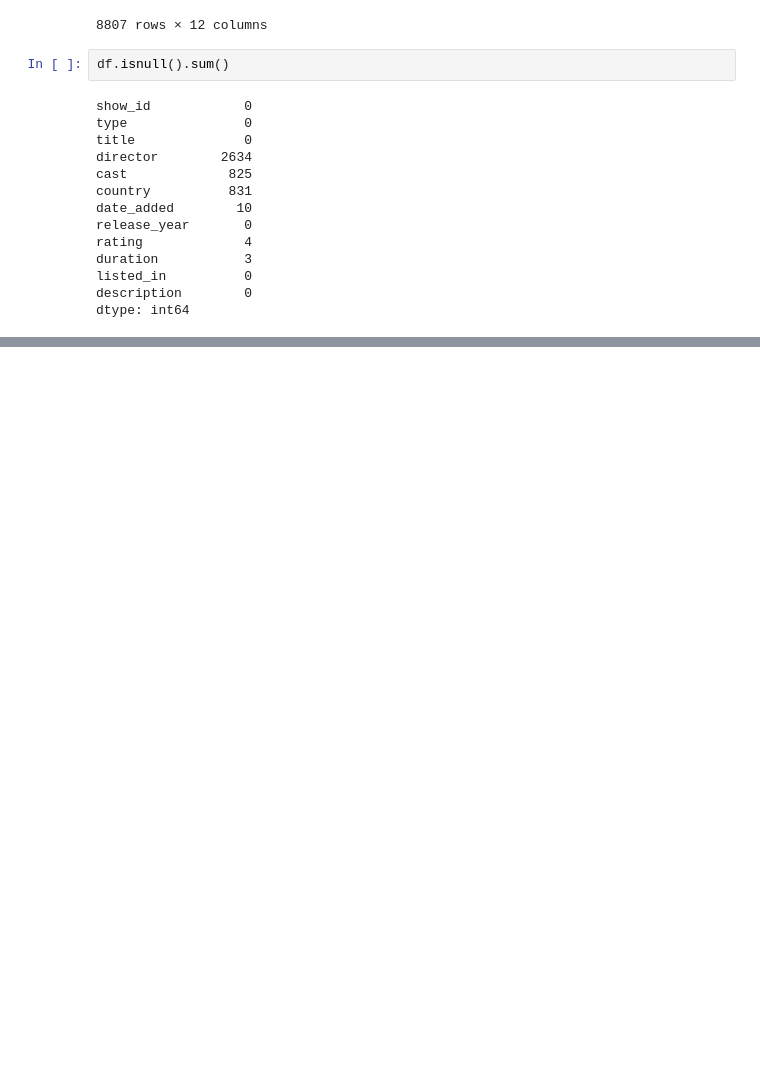
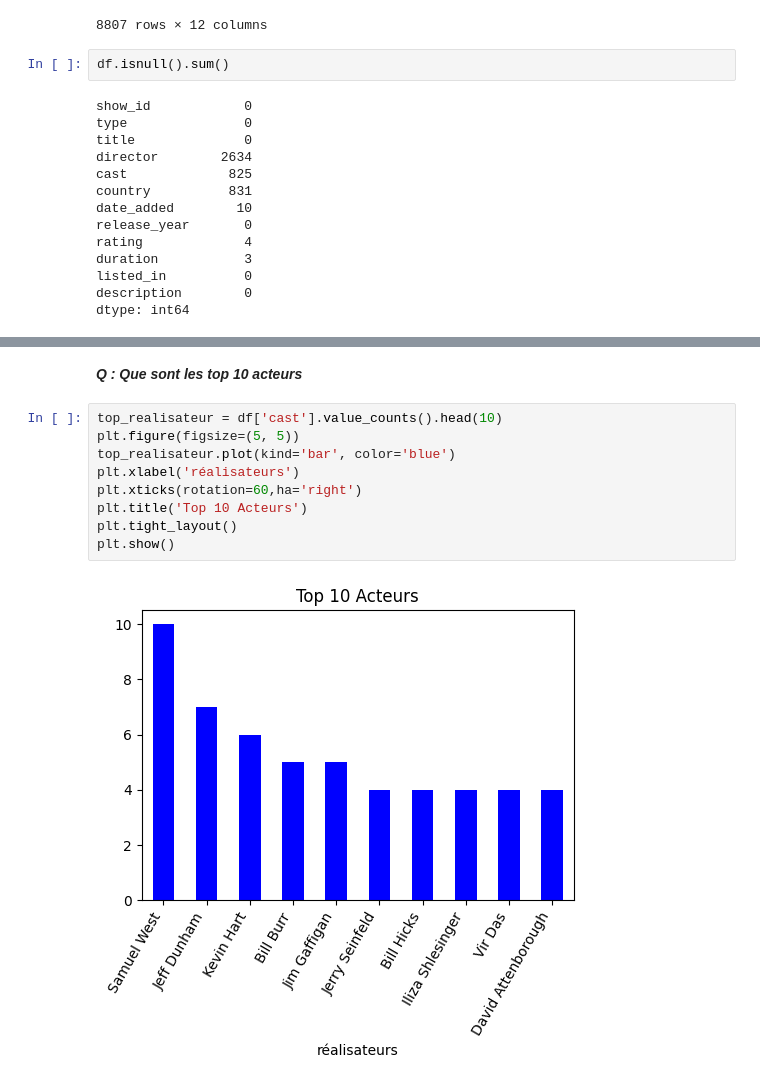
Before and after one commit to NamousNassim/Project_ADD, a Jupyter notebook: G2_08.ipynb, the cells around one changed output, grey strips where cells are left out. Saved outputs shown, nothing was run; the diff lists cells and outputs as text; blank space fills up the shorter version.

```diff
--- a/G2_08.ipynb
+++ b/G2_08.ipynb
@@ -142,0 +186,13 @@ dtype: int64
+# %% [markdown]
+***Q : Que sont les top 10 acteurs***
+# %%
+top_realisateur = df['cast'].value_counts().head(10)
+plt.figure(figsize=(5, 5))
+top_realisateur.plot(kind='bar', color='blue')
+plt.xlabel('réalisateurs')
+plt.xticks(rotation=60,ha='right')
+plt.title('Top 10 Acteurs')
+plt.tight_layout()
+plt.show()
+# %% [output]
+[figure, added]
```
Also changed, not shown: parts of 18 cells of this notebook.
